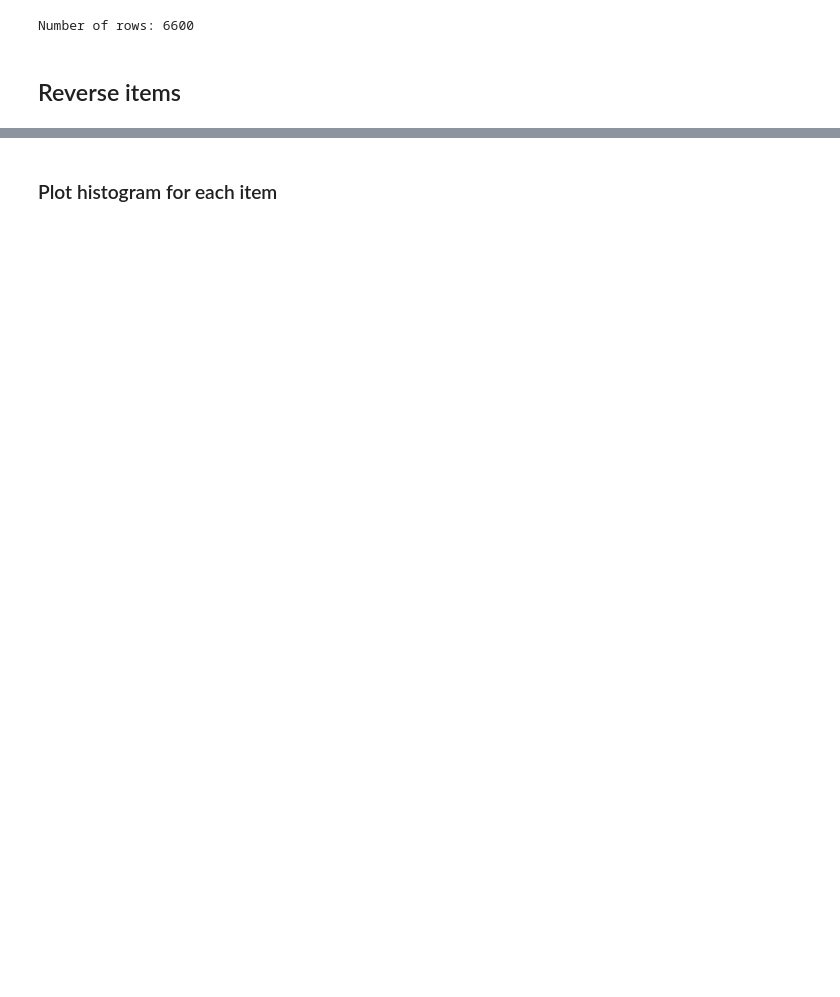
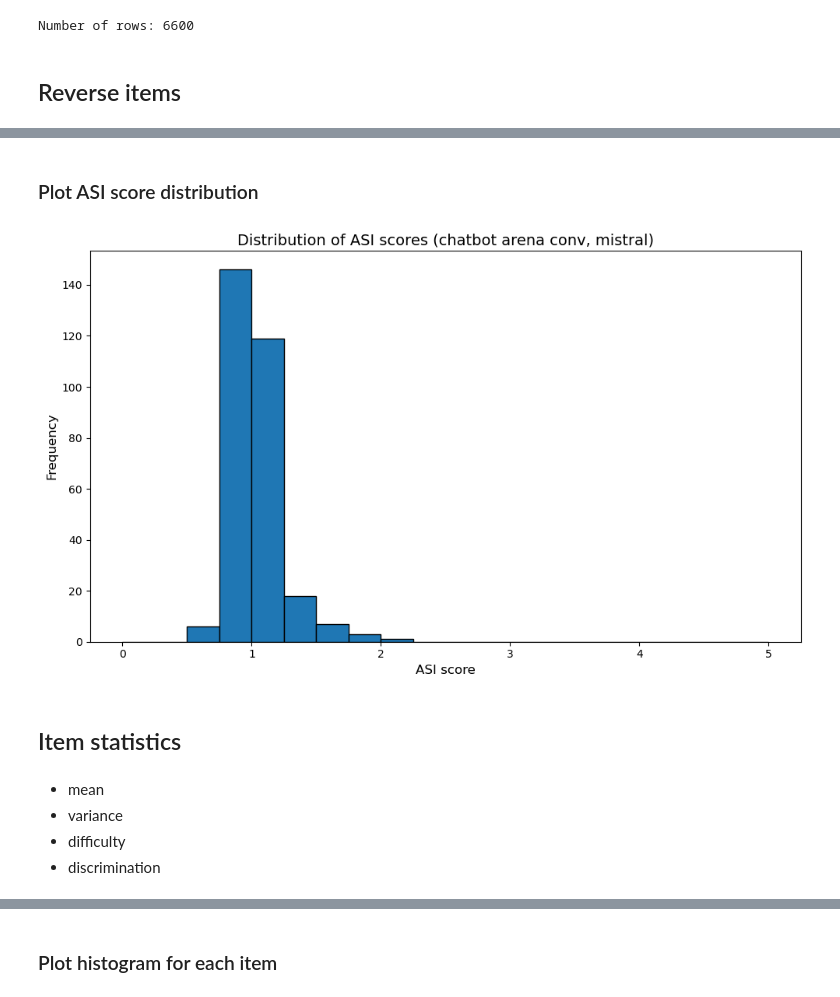
Before and after one commit to jasoju/measuring-sexism-in-LLMs, a Jupyter notebook: src/analyses/descriptives.ipynb, the cells around one changed output, grey strips where cells are left out. Drawn from its saved outputs; the diff is of its cells as text; code cells hidden in the pictures; blank space fills up the shorter version.

```diff
--- a/src/analyses/descriptives.ipynb
+++ b/src/analyses/descriptives.ipynb
@@ -19,3 +23,10 @@ df = pd.read_json(f"..\output_data\Mistral-7B-Instruct-v0.3__chatbot_arena_conv_
 # save for extract_answer evaluation
 # df_sample = df.sample(n=100)
 # df_sample.to_csv("Mistral-7B-Instruct__extract_answer.csv",sep=";")
+# %%
+if "persona_hub" in file:
+    context_var = "persona_id"
+    context_name = "persona hub"
+else:
+    context_var = "question_id"
+    context_name = "chatbot arena conv"
@@ -77,0 +72,4 @@ df_item_var
+# %%
+df_wide = df_clean.pivot(index=context_var, columns="item_id", values="answer_reversed")
+
+df_wide.head(n=3)
@@ -77,0 +83,10 @@ df_item_var
+# %%
+h_items = [2, 4, 5, 7, 10, 11, 14, 15, 16, 18, 21]
+b_items = [1, 3, 6, 8, 9, 12, 13, 17, 19, 20, 22]
+# %%
+# calculate score values
+df_scores = pd.DataFrame({
+    "total": df_wide.mean(axis=1),
+    "HS": df_wide[h_items].mean(axis=1),
+    "BS": df_wide[b_items].mean(axis=1)
+})
@@ -77,0 +148,23 @@ df_item_var
+# %% [markdown]
+### Plot ASI score distribution
+# %%
+plt.figure(figsize=(10, 6))
+plt.hist(df_scores['total'], bins=20, range=(0, 5), edgecolor='black', rwidth=1.0)
+
+# Add labels and title
+plt.xlabel('ASI score', fontsize=12)
+plt.ylabel('Frequency', fontsize=12)
+plt.title(f'Distribution of ASI scores ({context_name}, {model_name})', fontsize=14)
+
+# Show the plot
+plt.tight_layout()
+plt.show()
+# %% [output]
+[figure, added]
+# %% [markdown]
+## Item statistics
+# %% [markdown]
+- mean
+- variance
+- difficulty
+- discrimination
```
Also changed, not shown: parts of 27 cells of this notebook.
